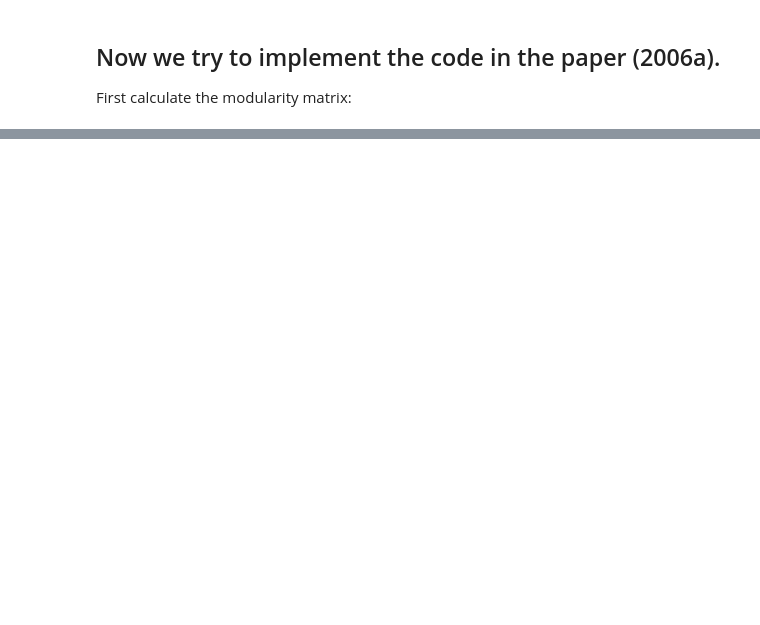
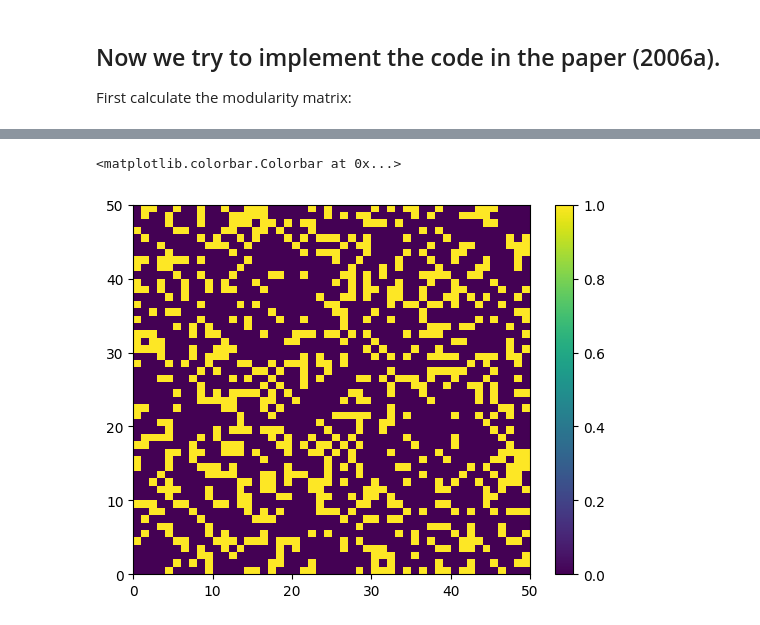
Before and after one commit to Sam-q-3736/community-detection, a Jupyter notebook: modularity.ipynb, the cells around one changed output, grey strips where cells are left out. Saved outputs shown, nothing was run; the diff lists cells and outputs as text; code cells hidden in the pictures; blank space fills up the shorter version.

```diff
--- a/modularity.ipynb
+++ b/modularity.ipynb
@@ -105,0 +114,6 @@ array([-0.3488355 +0.j        ,  0.02752996+0.29697954j,
+# %%
+plt.pcolormesh(adj[idx2, :][:, idx2])
+plt.colorbar()
+# %% [output]
+<matplotlib.colorbar.Colorbar at 0x...>
+[figure, added]
```
Also changed, not shown: parts of 15 cells of this notebook.
